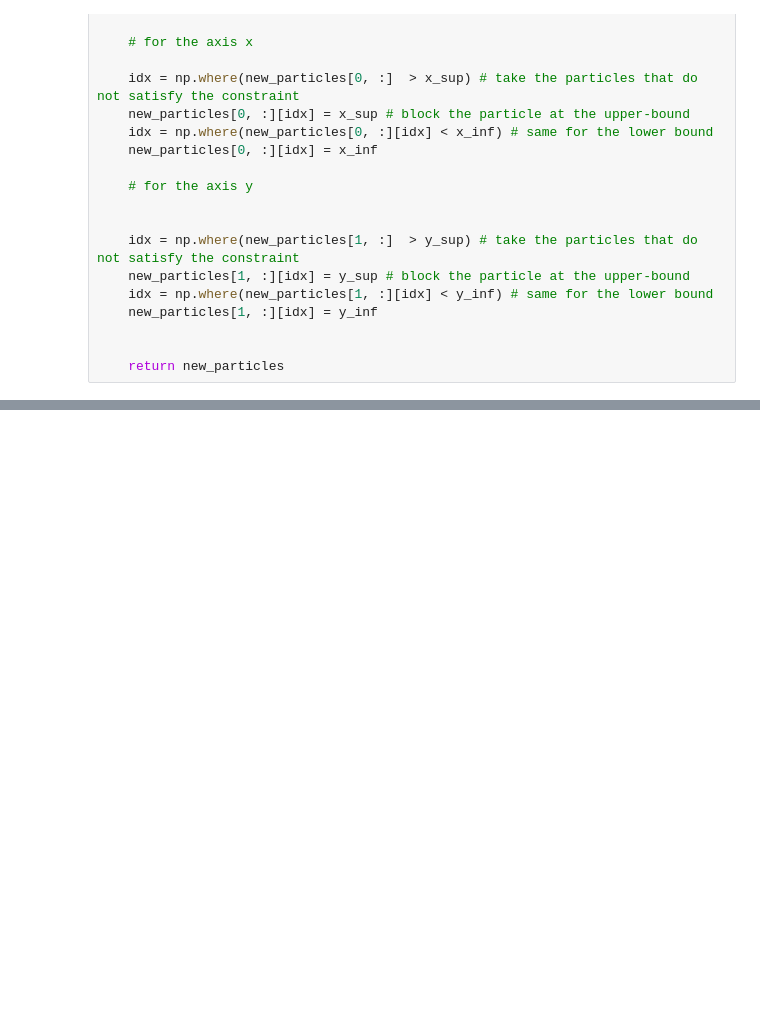
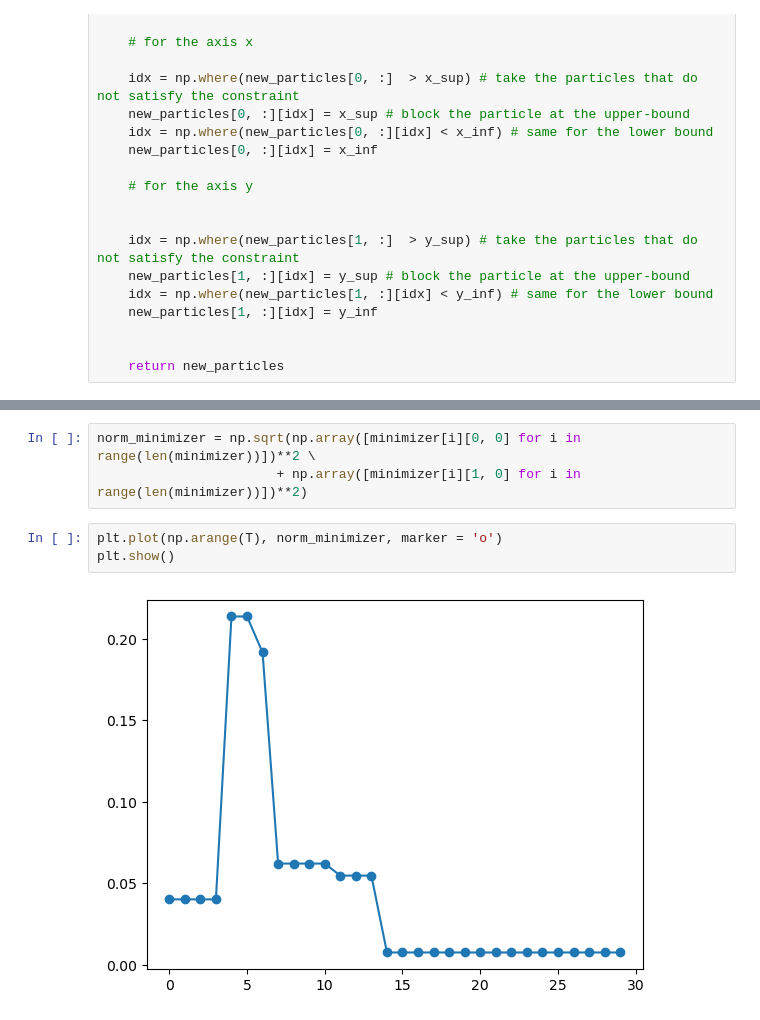
Before and after one commit to MohamedKeteb/optimization_pso_cbo, a Jupyter notebook: 2d_pso.ipynb, the cells around one changed output, grey strips where cells are left out. Drawn from its saved outputs; the diff is of its cells as text; blank space fills up the shorter version.

```diff
--- a/2d_pso.ipynb
+++ b/2d_pso.ipynb
@@ -200,0 +190,8 @@ def function(x):
+# %%
+norm_minimizer = np.sqrt(np.array([minimizer[i][0, 0] for i in range(len(minimizer))])**2 \
+                       + np.array([minimizer[i][1, 0] for i in range(len(minimizer))])**2)
+# %%
+plt.plot(np.arange(T), norm_minimizer, marker = 'o')
+plt.show()
+# %% [output]
+[figure, added]
```
Also changed, not shown: parts of 17 cells of this notebook.
